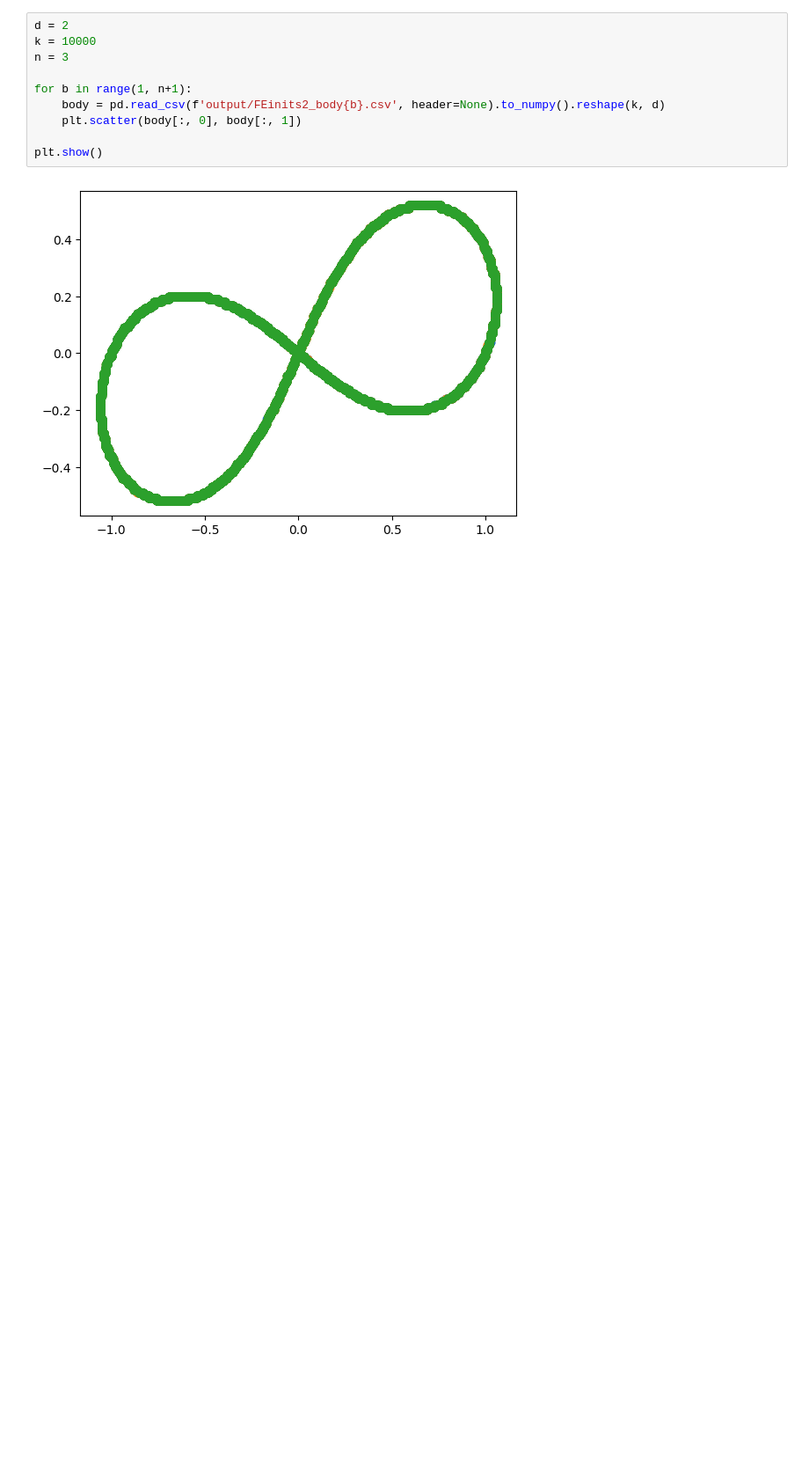
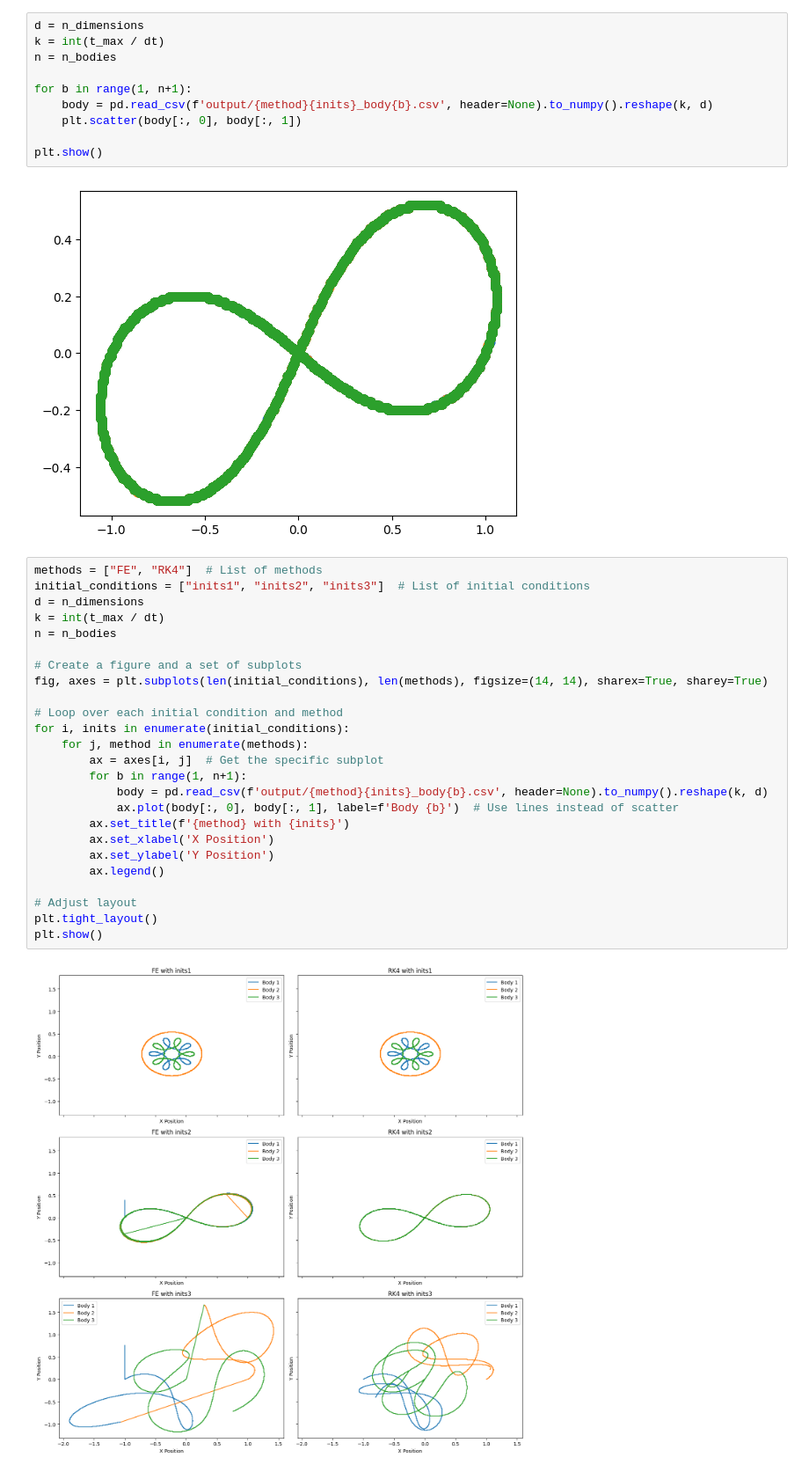
Before and after one commit to ClaasFil/metro_model_development, a Jupyter notebook: old_solutions/verena/project_verena/nbody.ipynb, the cells around one changed output. Shown at 88% size. Drawn from its saved outputs; the diff is of its cells as text; blank space fills up the shorter version.

Commit message:
Nice results for three different initial conditions

```diff
--- a/old_solutions/verena/project_verena/nbody.ipynb
+++ b/old_solutions/verena/project_verena/nbody.ipynb
@@ -9,12 +68,39 @@ import pandas as pd
 # %%
-d = 2
-k = 10000
-n = 3
+d = n_dimensions
+k = int(t_max / dt)
+n = n_bodies
 
 for b in range(1, n+1):
-    body = pd.read_csv(f'output/FEinits2_body{b}.csv', header=None).to_numpy().reshape(k, d)
+    body = pd.read_csv(f'output/{method}{inits}_body{b}.csv', header=None).to_numpy().reshape(k, d)
     plt.scatter(body[:, 0], body[:, 1])
 
 plt.show()
 # %% [output]
 [figure]
+# %%
+methods = ["FE", "RK4"]  # List of methods
+initial_conditions = ["inits1", "inits2", "inits3"]  # List of initial conditions
+d = n_dimensions
+k = int(t_max / dt)
+n = n_bodies
+
+# Create a figure and a set of subplots
+fig, axes = plt.subplots(len(initial_conditions), len(methods), figsize=(14, 14), sharex=True, sharey=True)
+
+# Loop over each initial condition and method
+for i, inits in enumerate(initial_conditions):
+    for j, method in enumerate(methods):
+        ax = axes[i, j]  # Get the specific subplot
+        for b in range(1, n+1):
+            body = pd.read_csv(f'output/{method}{inits}_body{b}.csv', header=None).to_numpy().reshape(k, d)
+            ax.plot(body[:, 0], body[:, 1], label=f'Body {b}')  # Use lines instead of scatter
+        ax.set_title(f'{method} with {inits}')
+        ax.set_xlabel('X Position')
+        ax.set_ylabel('Y Position')
+        ax.legend()
+
+# Adjust layout
+plt.tight_layout()
+plt.show()
+# %% [output]
+[figure, added]
```
Also changed, not shown: parts of 3 cells of this notebook, 20 other files.
